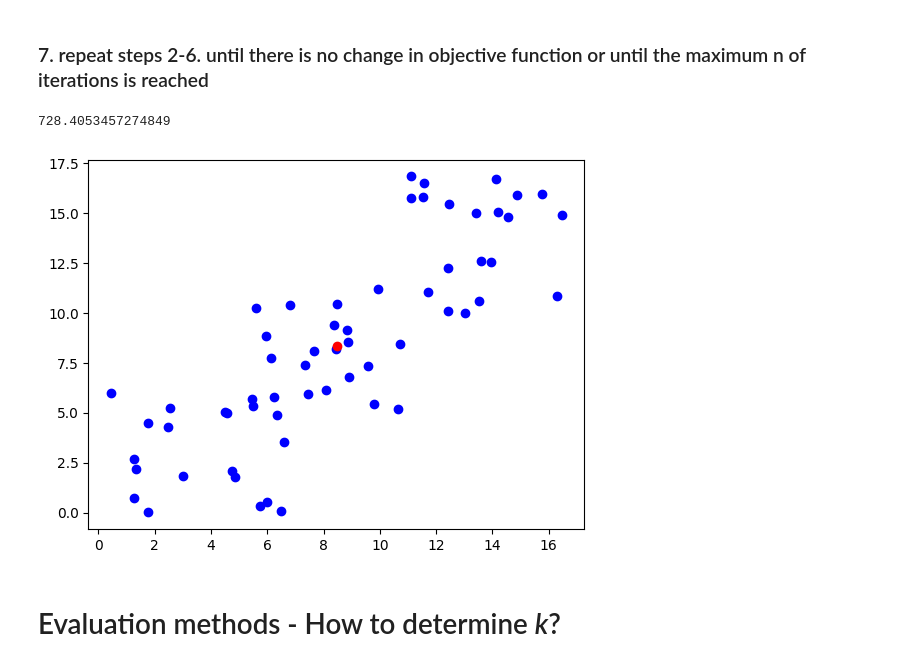
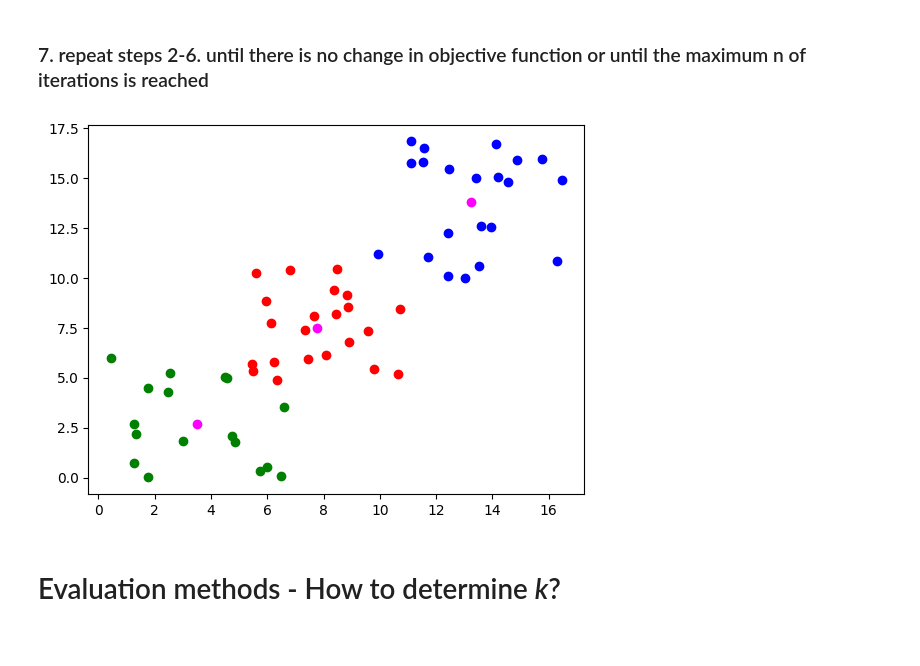
Before and after one commit to VojtechVidensky/MPA-MLF, a Jupyter notebook: lab04/Lab_02_task.ipynb, the cells around one changed output. Saved outputs shown, nothing was run; the diff lists cells and outputs as text; code cells hidden in the pictures.

```diff
--- a/lab04/Lab_02_task.ipynb
+++ b/lab04/Lab_02_task.ipynb
@@ -373,56 +367,55 @@ def fit(points: np.array, k_clusters: int, n_of_oterations: int, error: float =
     :param k_clusters:  Number of clusters
     :type k_clusters: int
 
     :param n_of_oterations:  Maximum number of iterations
     :type n_of_oterations: int
 
 
     :param error: Threshold for convergence.
     :type error: float
 
     :return: centroid_points, last_objective
     centroid_points: final centroid points
     last_objective: final objective funtion
 
     :rtype:
     centroid_points: ndarray with shape (k_clusters, 2) and dtype = np.float32
     last_objective: float
 
     """
 
     ###################################
     # Write your own code here #
 
-    centroids = calculate_new_centroids(loaded_points, assign_centroids, k)
+    centroid_points = np.array([])
     last_objective = 10000.0
+    centroid_points = initialize_clusters(points, k_clusters)
 
     for _ in range(n_of_oterations):
-        distances = np.linalg.norm(points[:, np.newaxis] - centroids, axis=2)
-        cluster_assignments = np.argmin(distances, axis=1)
-        new_centroids = np.array([points[cluster_assignments == i].mean(axis=0) for i in range(k_clusters)])
-        objective_value = np.sum(np.min(distances, axis=1))
-
-        if np.abs(last_objective - objective_value) < error:
-            break
-
-        centroid_points = new_centroids
-        last_objective = objective_value
-
+        distances = compute_distances(points, centroid_points)
+        centroid_sel = assign_centroids(distances)
+        last_objective = calculate_objective(assigned_centroid, distances)
+        centroid_points = calculate_new_centroids(points, centroid_sel, k)
+        if last_objective < error:
+            pass
 
     ###################################
+    counter = 0
+    for i in centroid_sel:
+        if(i==0):
+          plt.scatter(points[counter,0],points[counter,1],color='blue')
+        if(i==1):
+          plt.scatter(points[counter,0],points[counter,1],color='red')
+        if(i==2):
+          plt.scatter(points[counter,0],points[counter,1],color='green')
+        counter=counter+1
+    plt.scatter(centroid_points[:,0],centroid_points[:,1],color='magenta')
 
     return centroid_points, last_objective
+
+out,obj=fit(loaded_points,k,10000)
+# %% [output]
+[figure, added]
-# %%
-k = 3
-out, a = fit(loaded_points, k, 10000)
-
-plt.figure()
-plt.scatter(loaded_points[:,0],loaded_points[:,1],color='blue')
-plt.scatter(out[:,0],out[:,1],color='red')
-print(a)
-# %% [output]
-728.4053457274849
-[figure, removed]
 # %% [markdown]
 # Evaluation methods - How to determine *k*?
 # %% [markdown]
```
Also changed, not shown: parts of 4 cells of this notebook.
